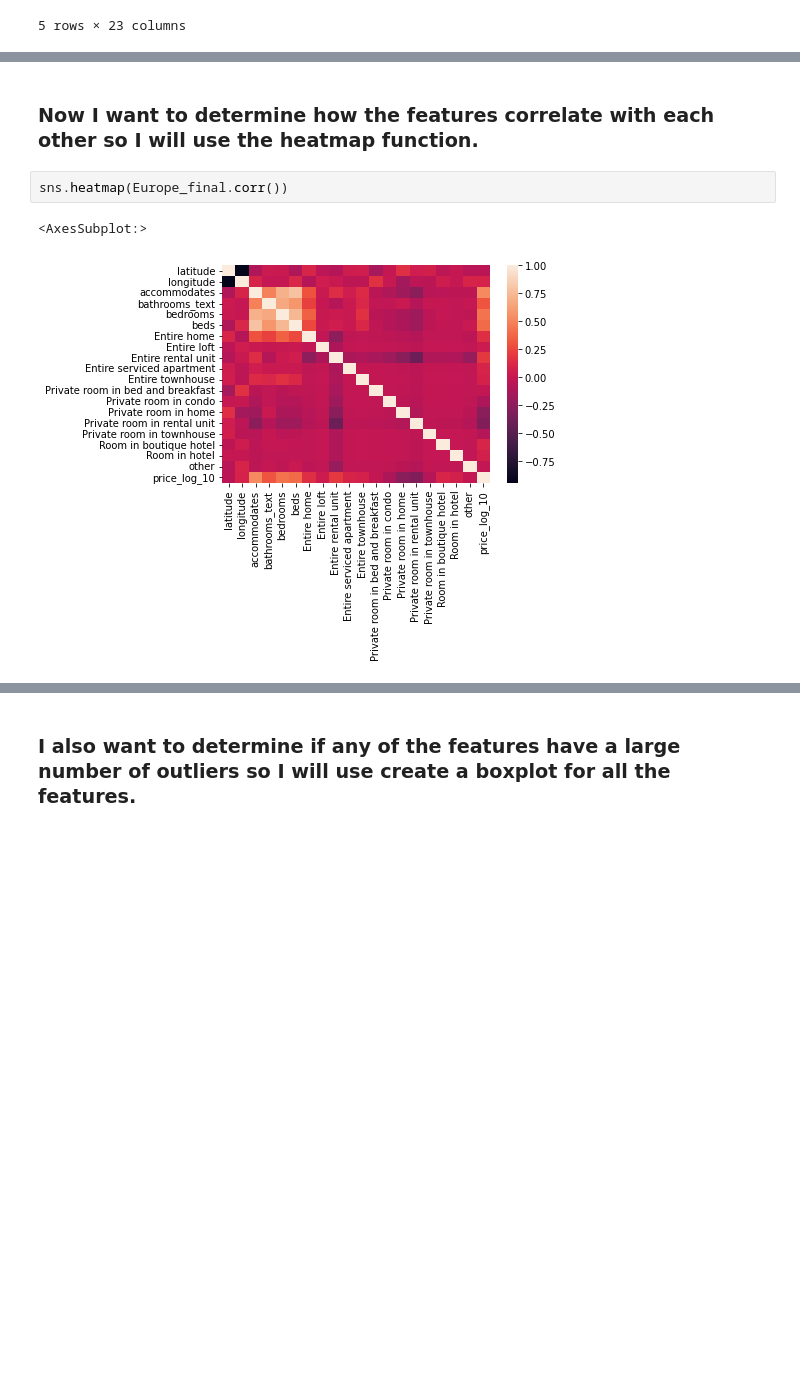
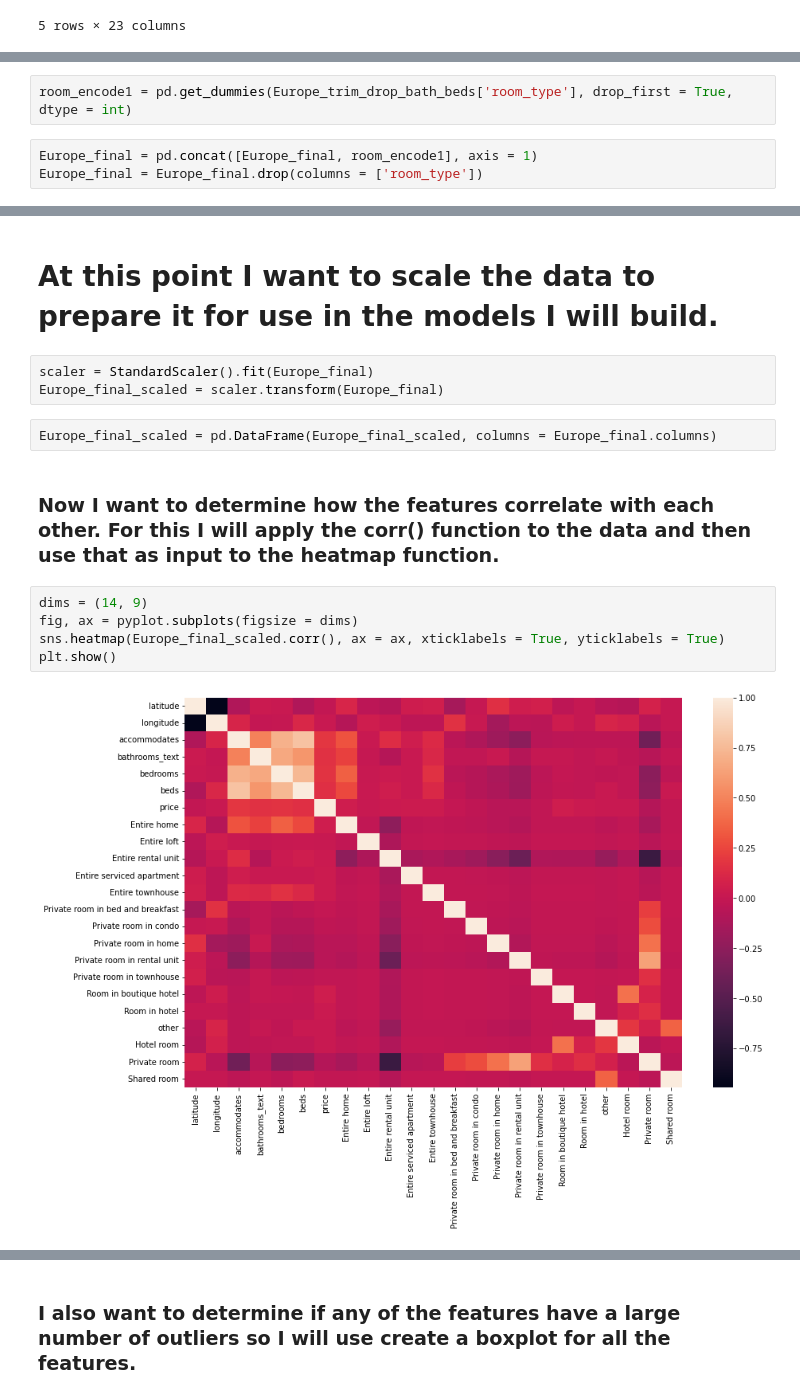
Before and after one commit to roscobosco2745/SpringboardRepo, a Jupyter notebook: Airbnb_project/Capstone_Airbnb_US_Europe.ipynb, the cells around one changed output, grey strips where cells are left out. Saved outputs shown, nothing was run; the diff lists cells and outputs as text; blank space fills up the shorter version.

Commit message:
US and Europe Airbnb project 2nd edition

```diff
--- a/Airbnb_project/Capstone_Airbnb_US_Europe.ipynb
+++ b/Airbnb_project/Capstone_Airbnb_US_Europe.ipynb
@@ -631,0 +568,5 @@ Europe_final = Europe_final.drop(columns = 'price_1st')
+# %%
+room_encode1 = pd.get_dummies(Europe_trim_drop_bath_beds['room_type'], drop_first = True, dtype = int)
+# %%
+Europe_final = pd.concat([Europe_final, room_encode1], axis = 1)
+Europe_final = Europe_final.drop(columns = ['room_type'])
@@ -666,8 +618,17 @@ Europe_final.describe()
+# %% [markdown]
+# At this point I want to scale the data to prepare it for use in the models I will build.
+# %%
+scaler = StandardScaler().fit(Europe_final)
+Europe_final_scaled = scaler.transform(Europe_final)
+# %%
+Europe_final_scaled = pd.DataFrame(Europe_final_scaled, columns = Europe_final.columns)
 # %% [markdown]
-### Now I want to determine how the features correlate with each other so I will use the heatmap function.
+### Now I want to determine how the features correlate with each other.  For this I will apply the corr() function to the data and then use that as input to the heatmap function.
 # %%
-sns.heatmap(Europe_final.corr())
+dims = (14, 9)
+fig, ax = pyplot.subplots(figsize = dims)
+sns.heatmap(Europe_final_scaled.corr(), ax = ax, xticklabels = True, yticklabels = True)
+plt.show()
 # %% [output]
-<AxesSubplot:>
-[figure, old version]
+[figure, new version]
 # %% [markdown]
```
Also changed, not shown: parts of 58 cells of this notebook.
